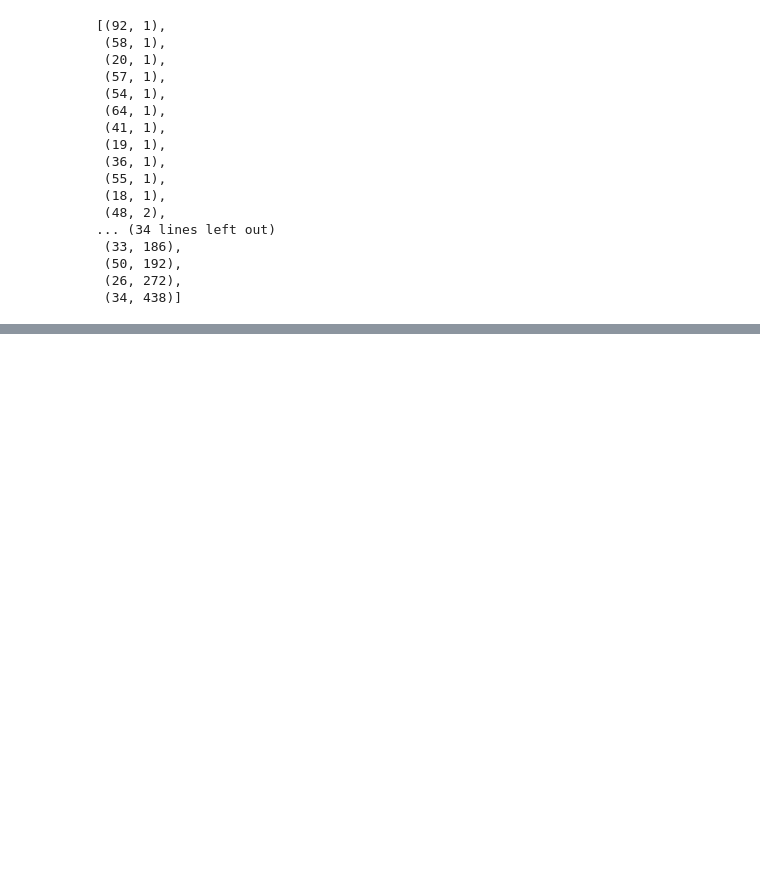
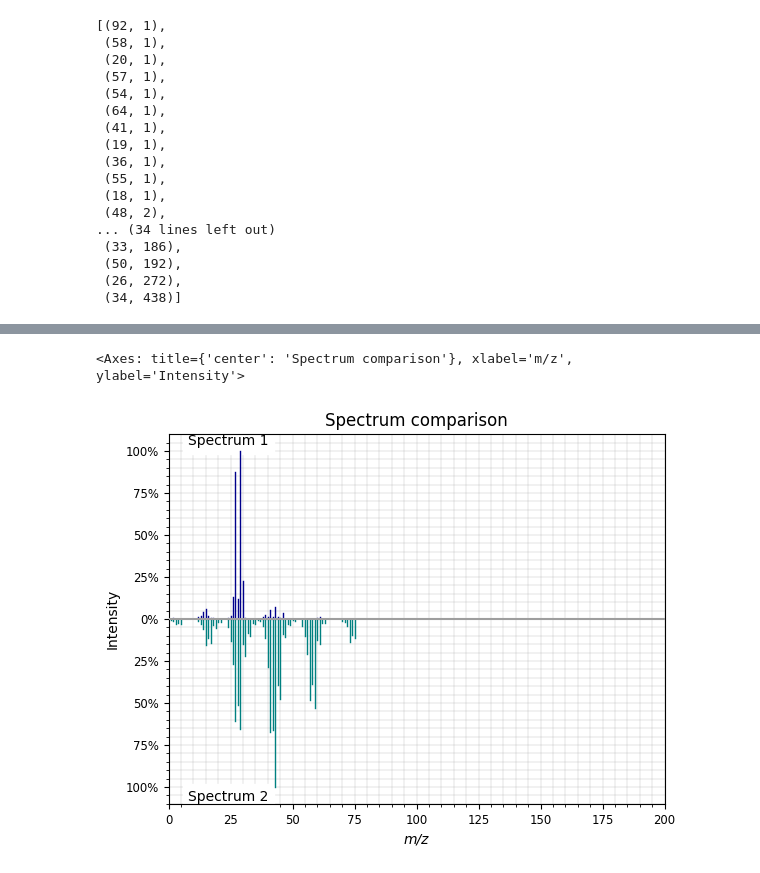
Before and after one commit to ljocha/gc-ms_bart, a Jupyter notebook: rassp-test2.ipynb, the cells around one changed output, grey strips where cells are left out. Cells and saved outputs as stored; diff of their text form; code cells hidden in the pictures; blank space fills up the shorter version.

```diff
--- a/rassp-test2.ipynb
+++ b/rassp-test2.ipynb
@@ -220,0 +317,22 @@ trd[test_mask].to_parquet('test.pq')
+# %%
+smiles = ['C1=CNN=C1','CC(C)C#N','CCC(=C)C','CC[N+](=O)[O-]','C1=CSC(=N1)N=C(C(C(F)(F)F)(OC(C(C(F)(F)F)(OC(C(C(F)(F)F)(F)F)(F)F)F)(F)F)F)N']
+valid_mols = [ Chem.AddHs(Chem.MolFromSmiles(s)) for s in smiles ]
+
+predictions = predictor.pred(
+    valid_mols,
+    progress_bar=True,
+    normalize_pred=True,
+    output_hist_bins=True,
+    batch_size=2, # XXX
+    dataloader_config={
+        'pin_memory': False,
+        'num_workers': 0, # XXX
+        'persistent_workers': False,
+    },
+    benchmark_dataloader=False,
+)
+# %%
+idx=3
+
+shit_nist=trd[trd.smiles == smiles[idx]]
+shit_nist
@@ -220,0 +344,8 @@ trd[test_mask].to_parquet('test.pq')
+# %%
+idx2=0
+# %%
+import matchms
+mzi=np.array(list(shit_nist.iloc[idx2].spect))
+shit1 = matchms.Spectrum(mz=mzi[:,0],intensities=mzi[:,1])
+mzi=predictions['pred_binned'][idx].astype(float)
+shit2 = matchms.Spectrum(mz=mzi[:,0],intensities=mzi[:,1])
@@ -220,0 +357,6 @@ trd[test_mask].to_parquet('test.pq')
+# %%
+from matchms.plotting import plot_spectra_mirror
+plot_spectra_mirror(shit1,shit2)
+# %% [output]
+<Axes: title={'center': 'Spectrum comparison'}, xlabel='m/z', ylabel='Intensity'>
+[figure, added]
```
Also changed, not shown: parts of 8 cells of this notebook.
